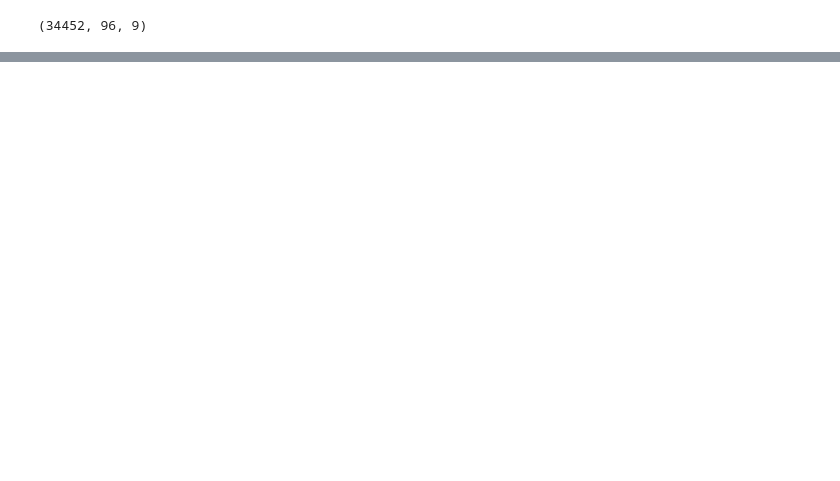
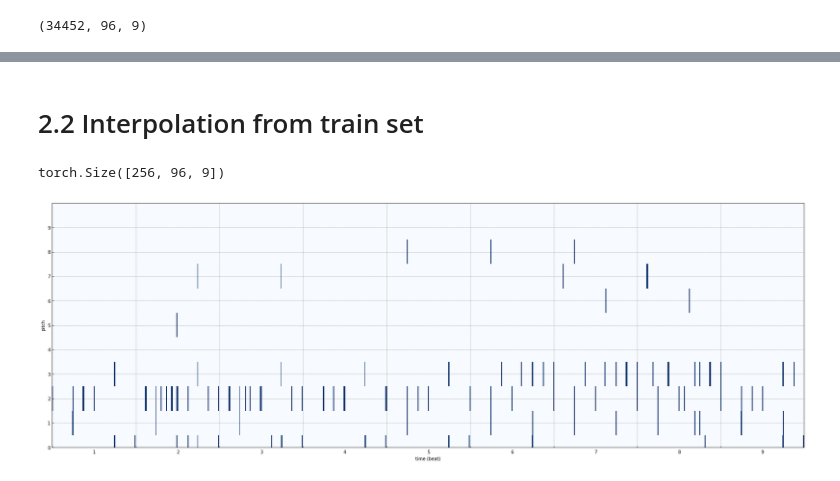
Before and after one commit to vibertthio/drum_generation, a Jupyter notebook: vae_rnn/vae_rnn_interpolation.ipynb, the cells around one changed output, grey strips where cells are left out. Saved outputs shown, nothing was run; the diff lists cells and outputs as text; code cells hidden in the pictures; blank space fills up the shorter version.

```diff
--- a/vae_rnn/vae_rnn_interpolation.ipynb
+++ b/vae_rnn/vae_rnn_interpolation.ipynb
@@ -125,0 +198,55 @@ def slerp(a, b, steps=256):
+# %% [markdown]
+# 2.2 Interpolation from train set
+# %%
+for batch_i, data in enumerate(train_loader):
+    if batch_i > 0:
+        break
+    with torch.no_grad():
+        data = data[0]
+        print(data.shape)
+        # pltReducedDrumTrack(data[0])
+        # pltReducedDrumTrack(data[1])
+
+        data = Variable(data).type(torch.float32).to(device)
+        latent = vae._enc_mu(encoder(data))
+        steps = np.asarray(slerp(
+            latent[0].cpu().data.numpy(),
+            latent[1].cpu().data.numpy(),
+        ))
+        steps = torch.from_numpy(steps).to(device)
+        steps_out = decoder(steps)
+        out = decoder(latent)
+        out_np = out.cpu().data.numpy()
+        out_np = np.where(out_np > 0.2, 128, 0)
+
+        out_concat = np.empty((0, 9))
+        # out_concat = np.concatenate(
+        #     (out_concat, data[0]),
+        #     axis=0)
+        out_concat = np.concatenate(
+            (out_concat, out_np[0]),
+            axis=0)
+
+        for i, step_i in enumerate(steps_out):
+            if i % 32 == 0 and i > 0 and i < 256:
+                o = step_i.cpu().data.numpy()
+                o = np.where(o > 0.2, 128, 0)
+                out_concat = np.concatenate(
+                    (out_concat, o),
+                    axis=0)
+        out_concat = np.concatenate(
+            (out_concat, out_np[1]),
+            axis=0)
+        # out_concat = np.concatenate(
+        #     (out_concat, data[1]),
+        #     axis=0)
+
+        writeData2Midi(out_concat)
+
+        pltReducedDrumTrack(
+            out_concat,
+            beat_resolution=96,
+        )
+# %% [output]
+torch.Size([256, 96, 9])
+[figure, added]
```
Also changed, not shown: parts of 14 cells of this notebook, 22 other files.
